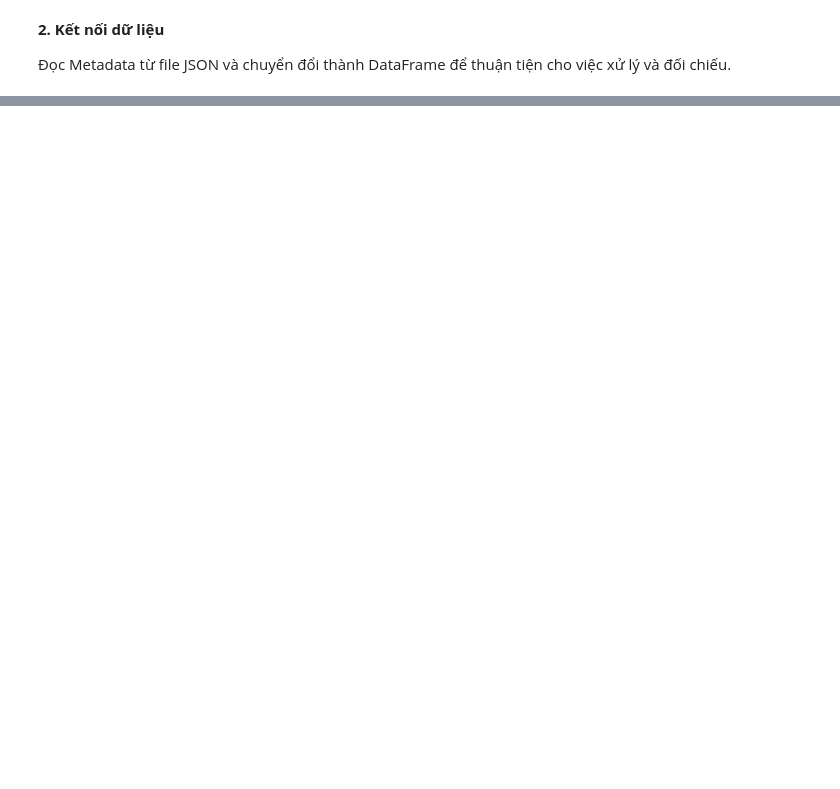
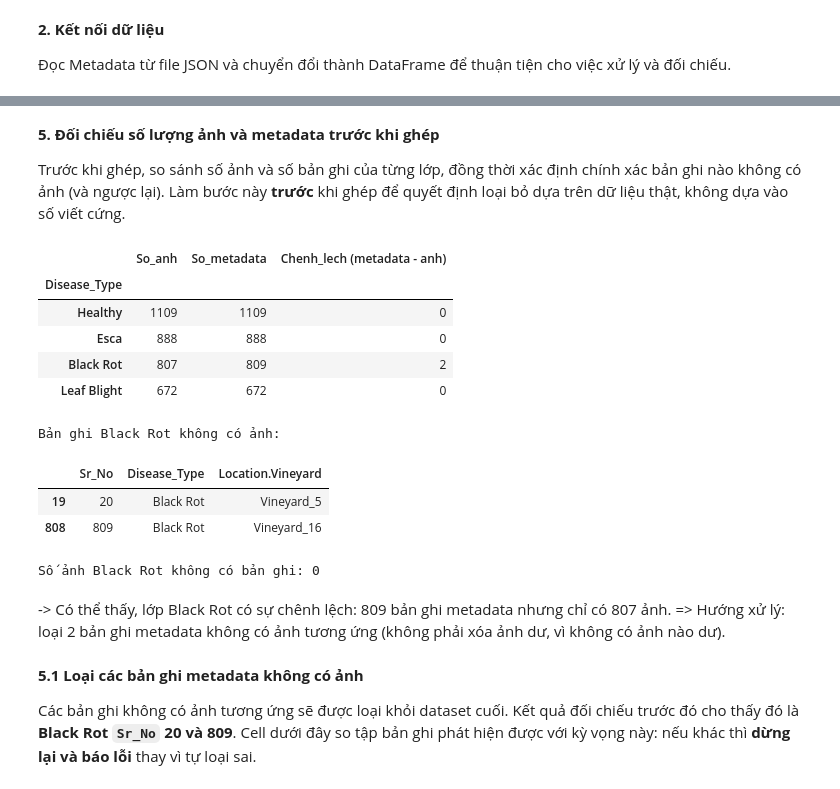
Before and after one commit to KasuraNguyen/Smart-Vineyard, a Jupyter notebook: Notebook/02_DataMatching.ipynb, the cells around one changed output, grey strips where cells are left out. Cells and saved outputs as stored; diff of their text form; code cells hidden in the pictures; blank space fills up the shorter version.

```diff
--- a/Notebook/02_DataMatching.ipynb
+++ b/Notebook/02_DataMatching.ipynb
@@ -73,0 +56,12 @@ Trích xuất số thứ tự từ tên file để sử dụng làm khóa ghép
+# %%
+# Đọc file JSON
+with open(METADATA_PATH, "r", encoding="utf-8") as file:
+    metadata = json.load(file)
+
+# Chuyển JSON lồng nhau thành DataFrame
+df_metadata = pd.json_normalize(metadata)
+
+print("Số bản ghi metadata:", len(df_metadata))
+print("Số thuộc tính:", len(df_metadata.columns))
+
+display(df_metadata.head())
@@ -267,0 +220,51 @@ Số khóa Metadata trùng: 0
+# %% [markdown]
+**5. Đối chiếu số lượng ảnh và metadata trước khi ghép**
+
+Trước khi ghép, so sánh số ảnh và số bản ghi của từng lớp, đồng thời xác định chính xác bản ghi nào không có ảnh (và ngược lại). Làm bước này **trước** khi ghép để quyết định loại bỏ dựa trên dữ liệu thật, không dựa vào số viết cứng.
+# %%
+n_metadata_raw = len(df_metadata)
+
+# So sánh số lượng theo lớp
+compare = pd.concat(
+    [
+        df_images["Disease_Type"].value_counts().rename("So_anh"),
+        df_metadata["Disease_Type"].value_counts().rename("So_metadata"),
+    ],
+    axis=1
+).fillna(0).astype(int)
+compare["Chenh_lech (metadata - anh)"] = compare["So_metadata"] - compare["So_anh"]
+display(compare)
+
+# Black Rot ghép theo Sr_No: tìm bản ghi không có ảnh và ảnh không có bản ghi
+black_rot_meta = df_metadata[df_metadata["Disease_Type"] == "Black Rot"]
+black_rot_images = df_images[df_images["Disease_Type"] == "Black Rot"]
+
+missing_metadata = black_rot_meta[
+    ~black_rot_meta["Sr_No"].isin(black_rot_images["Image_Number"])
+]
+images_without_meta = black_rot_images[
+    ~black_rot_images["Image_Number"].isin(black_rot_meta["Sr_No"])
+]
+
+print("Bản ghi Black Rot không có ảnh:")
+display(missing_metadata[["Sr_No", "Disease_Type", "Location.Vineyard"]])
+print("Số ảnh Black Rot không có bản ghi:", len(images_without_meta))
+# %% [output]
+|  | So_anh | So_metadata | Chenh_lech (metadata - anh) |
+| Disease_Type |  |  |  |
+| Healthy | 1109 | 1109 | 0 |
+| Esca | 888 | 888 | 0 |
+| Black Rot | 807 | 809 | 2 |
+| Leaf Blight | 672 | 672 | 0 |
+Bản ghi Black Rot không có ảnh:
+|  | Sr_No | Disease_Type | Location.Vineyard |
+| 19 | 20 | Black Rot | Vineyard_5 |
+| 808 | 809 | Black Rot | Vineyard_16 |
+Số ảnh Black Rot không có bản ghi: 0
+# %% [markdown]
+-> Có thể thấy, lớp Black Rot có sự chênh lệch: 809 bản ghi metadata nhưng chỉ có 807 ảnh.
+=> Hướng xử lý: loại 2 bản ghi metadata không có ảnh tương ứng (không phải xóa ảnh dư, vì không có ảnh nào dư).
+# %% [markdown]
+**5.1 Loại các bản ghi metadata không có ảnh**
+
+Các bản ghi không có ảnh tương ứng sẽ được loại khỏi dataset cuối. Kết quả đối chiếu trước đó cho thấy đó là **Black Rot `Sr_No` 20 và 809**. Cell dưới đây so tập bản ghi phát hiện được với kỳ vọng này: nếu khác thì **dừng lại và báo lỗi** thay vì tự loại sai.
```
Also changed, not shown: parts of 28 cells of this notebook, 1 other file.
